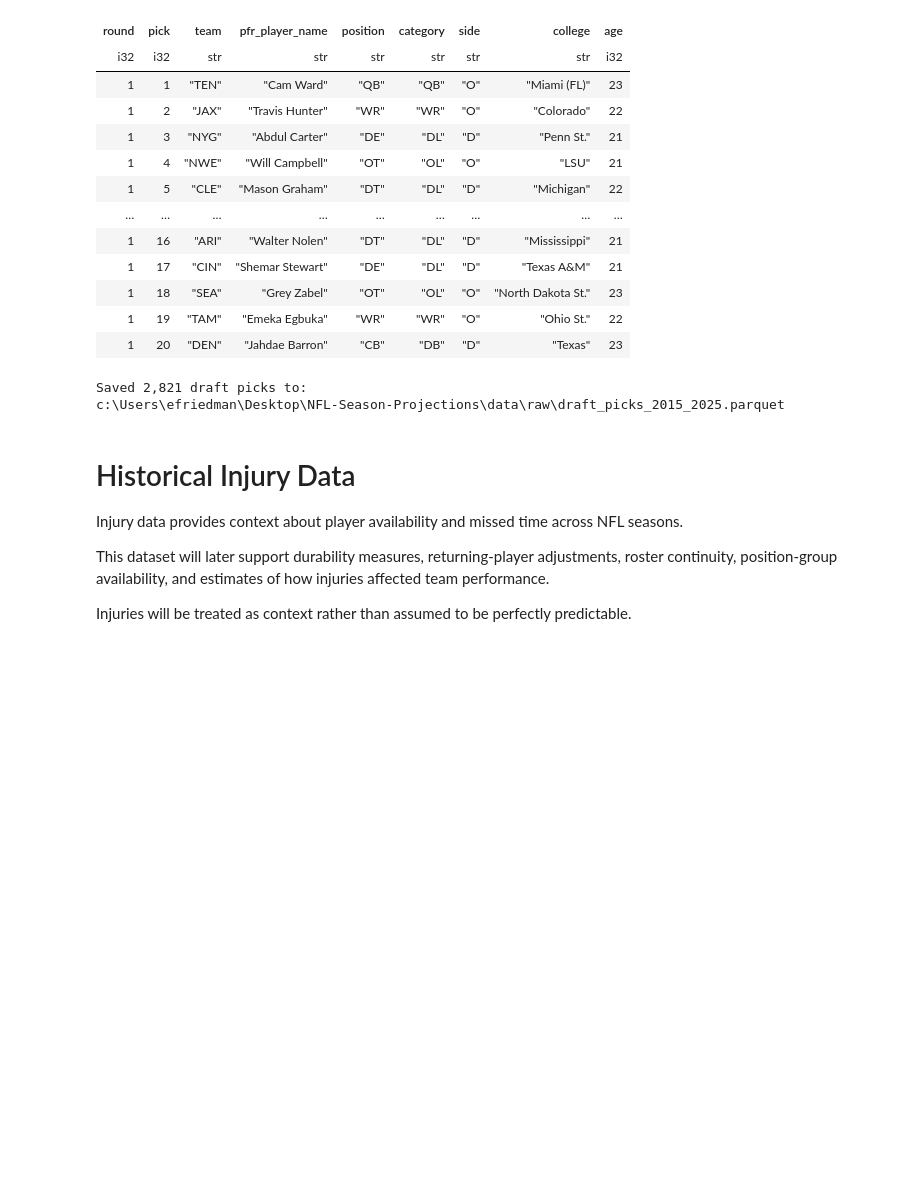
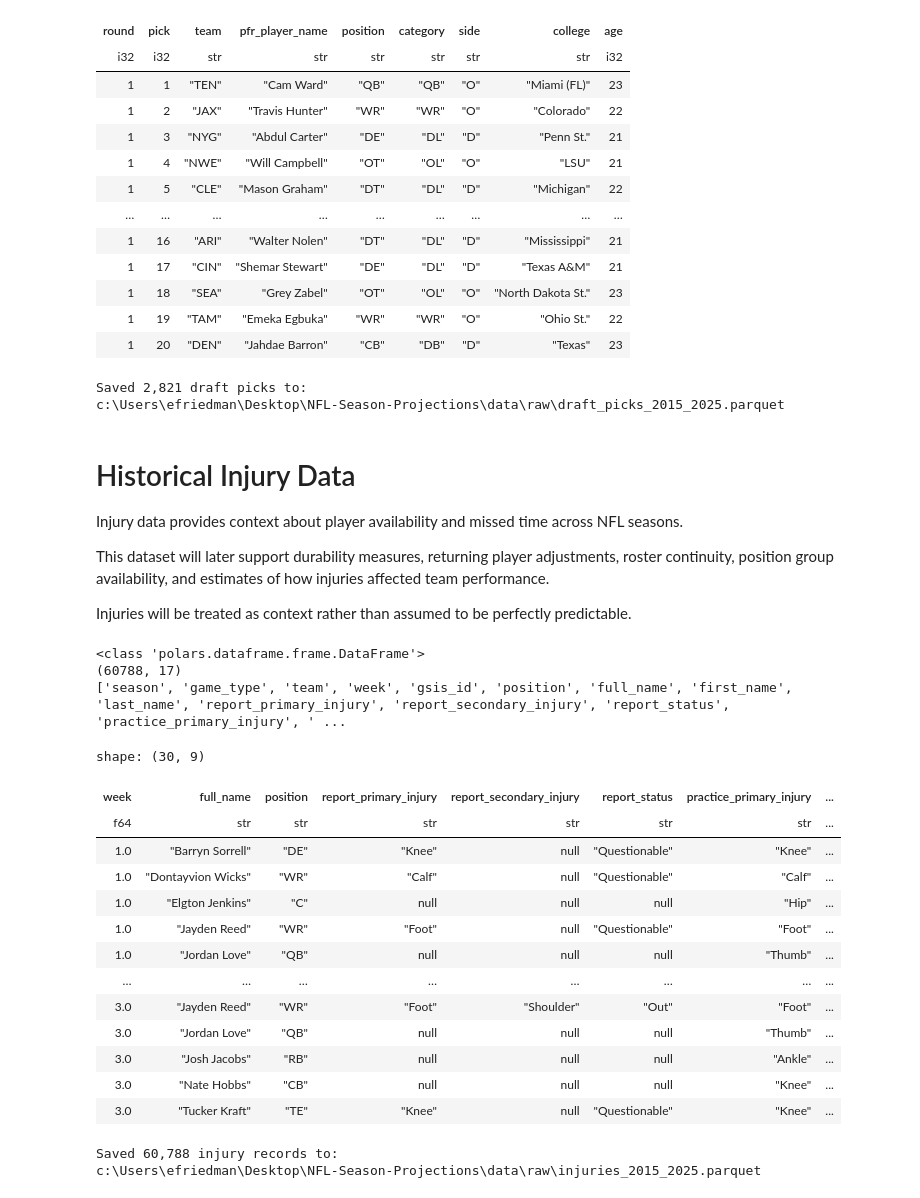
Before and after one commit to ethanfr10/NFL-Season-Projections, a Jupyter notebook: notebooks/01_Data_Collection.ipynb, the cells around one changed output. Drawn from its saved outputs; the diff is of its cells as text; code cells hidden in the pictures; blank space fills up the shorter version.

```diff
--- a/notebooks/01_Data_Collection.ipynb
+++ b/notebooks/01_Data_Collection.ipynb
@@ -622,6 +582,59 @@ c:\Users\efriedman\Desktop\NFL-Season-Projections\data\raw\draft_picks_2015_2025
 
 Injury data provides context about player availability and missed time across NFL seasons.
 
-This dataset will later support durability measures, returning-player adjustments, roster continuity, position-group availability, and estimates of how injuries affected team performance.
+This dataset will later support durability measures, returning player adjustments, roster continuity, position group availability, and estimates of how injuries affected team performance.
 
 Injuries will be treated as context rather than assumed to be perfectly predictable.
+# %%
+injuries = nfl.load_injuries(seasons=SEASONS)
+
+print(type(injuries))
+print(injuries.shape)
+print(injuries.columns[:35])
+# %% [output]
+<class 'polars.dataframe.frame.DataFrame'>
+(60788, 17)
+['season', 'game_type', 'team', 'week', 'gsis_id', 'position', 'full_name', 'first_name', 'last_name', 'report_primary_injury', 'report_secondary_injury', 'report_status', 'practice_primary_injury', ' ...
+# %%
+injuries.filter(
+    (pl.col("season") == 2025) &
+    (pl.col("team") == "GB")
+).select([
+    "week",
+    "full_name",
+    "position",
+    "report_primary_injury",
+    "report_secondary_injury",
+    "report_status",
+    "practice_primary_injury",
+    "practice_secondary_injury",
+    "practice_status"
+]).sort([
+    "week",
+    "full_name"
+]).head(30)
+# %% [output]
+shape: (30, 9)
+| week | full_name | position | report_primary_injury | report_secondary_injury | report_status | practice_primary_injury | ... |
+| f64 | str | str | str | str | str | str | ... |
+| 1.0 | "Barryn Sorrell" | "DE" | "Knee" | null | "Questionable" | "Knee" | ... |
+| 1.0 | "Dontayvion Wicks" | "WR" | "Calf" | null | "Questionable" | "Calf" | ... |
+| 1.0 | "Elgton Jenkins" | "C" | null | null | null | "Hip" | ... |
+| 1.0 | "Jayden Reed" | "WR" | "Foot" | null | "Questionable" | "Foot" | ... |
+| 1.0 | "Jordan Love" | "QB" | null | null | null | "Thumb" | ... |
+| … | … | … | … | … | … | … | ... |
+| 3.0 | "Jayden Reed" | "WR" | "Foot" | "Shoulder" | "Out" | "Foot" | ... |
+| 3.0 | "Jordan Love" | "QB" | null | null | null | "Thumb" | ... |
+| 3.0 | "Josh Jacobs" | "RB" | null | null | null | "Ankle" | ... |
+| 3.0 | "Nate Hobbs" | "CB" | null | null | null | "Knee" | ... |
+| 3.0 | "Tucker Kraft" | "TE" | "Knee" | null | "Questionable" | "Knee" | ... |
+# %%
+injury_output_path = RAW_DIR / "injuries_2015_2025.parquet"
+
+injuries.write_parquet(injury_output_path)
+
+print(f"Saved {injuries.height:,} injury records to:")
+print(injury_output_path)
+# %% [output]
+Saved 60,788 injury records to:
+c:\Users\efriedman\Desktop\NFL-Season-Projections\data\raw\injuries_2015_2025.parquet
```
Also changed, not shown: parts of 28 cells of this notebook, 6 other files.
